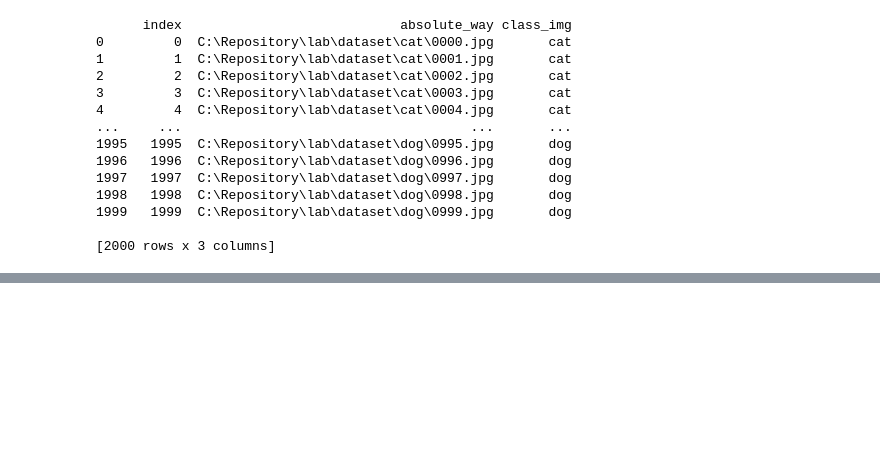
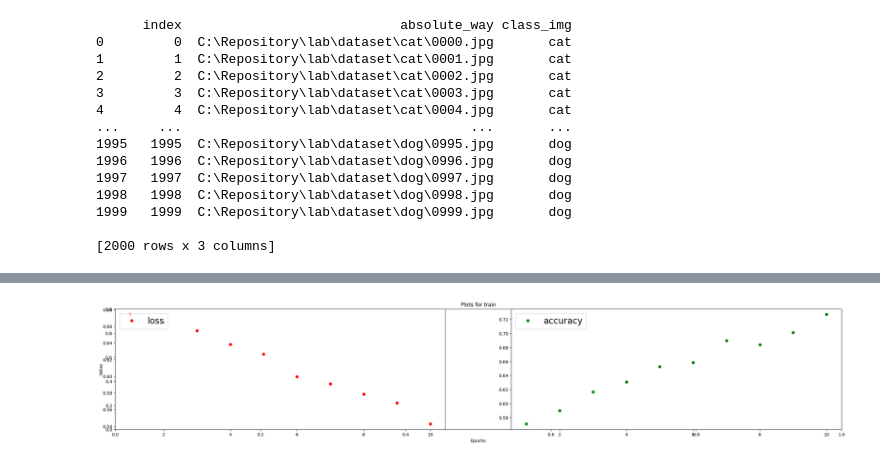
Before and after one commit to maslova-alenka/PPpython, a Jupyter notebook: testing.ipynb, the cells around one changed output, grey strips where cells are left out. Saved outputs shown, nothing was run; the diff lists cells and outputs as text; code cells hidden in the pictures; blank space fills up the shorter version.

```diff
--- a/testing.ipynb
+++ b/testing.ipynb
@@ -136,0 +231,4 @@ train_list, val_list = train_test_split(train_list, test_size=0.1)
+# %%
+train_data = dataset(train_list, transform=train_transforms)
+test_data = dataset(test_list, transform=test_transforms)
+val_data = dataset(val_list, transform=val_transforms)
@@ -136,0 +301,3 @@ train_list, val_list = train_test_split(train_list, test_size=0.1)
+# %%
+model = ConvNet().to(device)
+model.train()
@@ -136,0 +319,91 @@ train_list, val_list = train_test_split(train_list, test_size=0.1)
+# %%
+print('Learning rate: 0.001, Batch size: 10')
+
+optimizer = torch.optim.Adam(model.parameters(), lr=0.001)
+criterion = nn.CrossEntropyLoss()
+
+train_loader = torch.utils.data.DataLoader(dataset = train_data, batch_size=10, shuffle=True )
+test_loader = torch.utils.data.DataLoader(dataset = test_data, batch_size=10, shuffle=True)
+val_loader = torch.utils.data.DataLoader(dataset = val_data, batch_size=10, shuffle=True)
+
+epochs = 10
+def train_loop (train_loader, val_loader, epochs):
+    val_loss_list = []
+    val_accuracy_list = []
+
+    loss_list = []
+    accuracy_list = []
+
+    for epoch in range(epochs):
+        epoch_loss = 0
+        epoch_accuracy = 0
+
+        for data, label in train_loader:
+            data = data.to(device)
+            label = label.to(device)
+
+            output = model(data)
+            loss = criterion(output, label)
+
+            optimizer.zero_grad()
+            loss.backward()
+            optimizer.step()
+
+            acc = ((output.argmax(dim=1) == label).float().mean())
+            epoch_accuracy += acc/len(train_loader)
+            epoch_loss += loss/len(train_loader)
+
+        loss_list.append(epoch_loss.item())
+        accuracy_list.append(epoch_accuracy.item())
+
+        print('Epoch : {}, train accuracy : {}, train loss : {}'.format(epoch+1, epoch_accuracy,epoch_loss))
+
+
+        with torch.no_grad():
+            epoch_val_accuracy=0
+            epoch_val_loss =0
+
+            for data, label in val_loader:
+                data = data.to(device)
+                label = label.to(device)
+
+                val_output = model(data)
+                val_loss = criterion(val_output,label)
+
+                acc = ((val_output.argmax(dim=1) == label).float().mean())
+                epoch_val_accuracy += acc/ len(val_loader)
+                epoch_val_loss += val_loss/ len(val_loader)
+
+
+            val_loss_list.append(epoch_val_loss.item())
+            val_accuracy_list.append(epoch_val_accuracy.item())
+
+            print('Epoch : {}, val_accuracy : {}, val_loss : {}'.format(epoch+1, epoch_val_accuracy,epoch_val_loss))
+
+
+    num_epochs = [i+1 for i in range(epochs)]
+
+    fig = plt.figure(figsize=(30, 5))
+    plt.title('Plots for train')
+    plt.xlabel('Epochs')
+    plt.ylabel('Value')
+    fig.add_subplot(1,2,1)
+    plt.plot(num_epochs, loss_list, 'ro', label = 'loss')
+    plt.legend(loc=2, prop={'size': 20})
+    fig.add_subplot(1,2,2)
+    plt.plot(num_epochs, accuracy_list, 'go', label = 'accuracy')
+    plt.legend(loc=2, prop={'size': 20})
+
+    fig = plt.figure(figsize=(30, 5))
+    plt.title('Plots for valid')
+    plt.xlabel('Epochs')
+    plt.ylabel('Value')
+    fig.add_subplot(1,2,1)
+    plt.plot(num_epochs, val_loss_list, 'ro', label = 'loss')
+    plt.legend(loc=2, prop={'size': 20})
+    fig.add_subplot(1,2,2)
+    plt.plot(num_epochs, val_accuracy_list, 'go', label = 'accuracy')
+    plt.legend(loc=2, prop={'size': 20})
+
+train_loop(train_loader, val_loader, epochs)
+# %% [output]
@@ -136,0 +427 @@ train_list, val_list = train_test_split(train_list, test_size=0.1)
+[figure, added]
```
Also changed, not shown: parts of 29 cells of this notebook, 1 other file.
